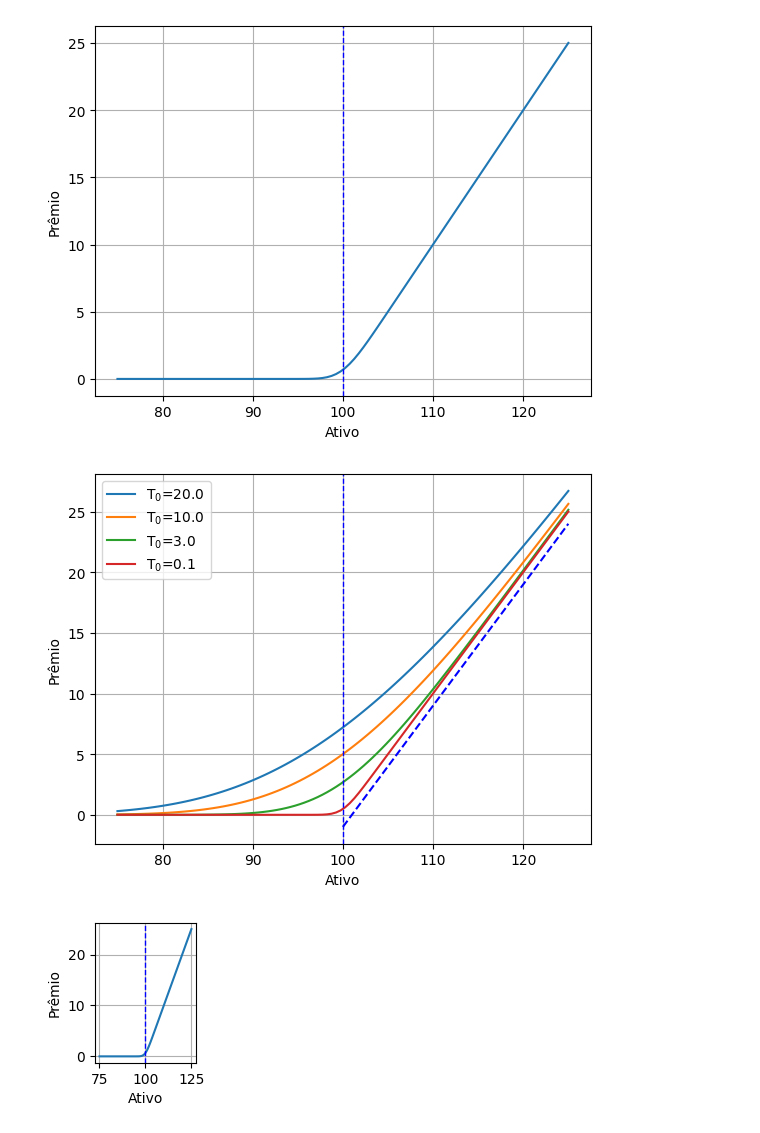
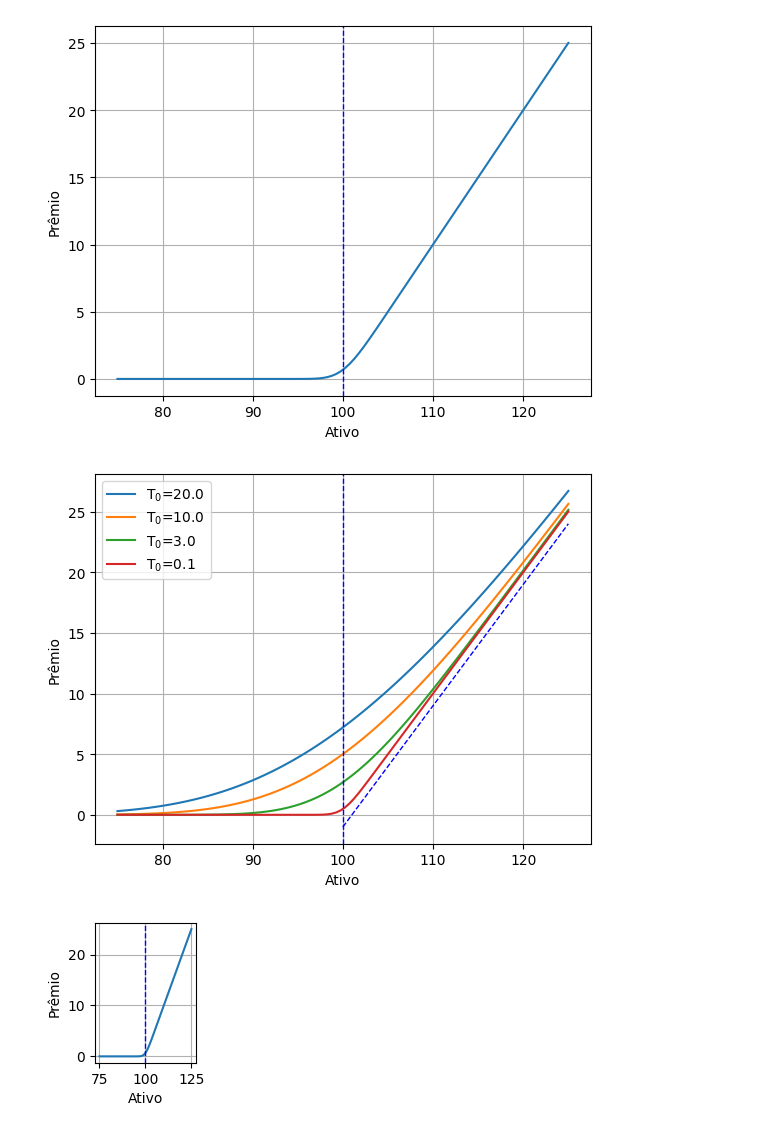
Before and after one commit to facklen/python_para_investimentos, a Jupyter notebook: Estudo_BS.ipynb, the cells around one changed output. Drawn from its saved outputs; the diff is of its cells as text; code cells hidden in the pictures.

```diff
--- a/Estudo_BS.ipynb
+++ b/Estudo_BS.ipynb
@@ -106,18 +106,18 @@ plt.show()
 # %%
 # Solução de BS para diferentes prazos
 for Ti in [20/252,10/252,3.0/252,0.1/252]:
   y = BlackScholes(r, S, K, Ti, sigma, type)
   plt.plot(S,y,label=r'T$_0$='+str(Ti*252))
 
 plt.axvline(x=K,ymin=0,ymax=10.0, color='b', linestyle='dashed',linewidth=1)
-plt.plot([100,125],[-1,24], color='b', linestyle='dashed')
+plt.plot([100,125],[-1,24], color='b', linestyle='dashed',linewidth=1)
 plt.grid()
 plt.legend()
 plt.xlabel('Ativo')
 plt.ylabel('Prêmio')
 plt.show()
 # %% [output]
-[figure, old version]
+[figure, new version]
 # %%
 figura = plt.figure(figsize=(6,4))
 figura.add_subplot(2,4,1)
```
Also changed, not shown: parts of 1 cell of this notebook.
